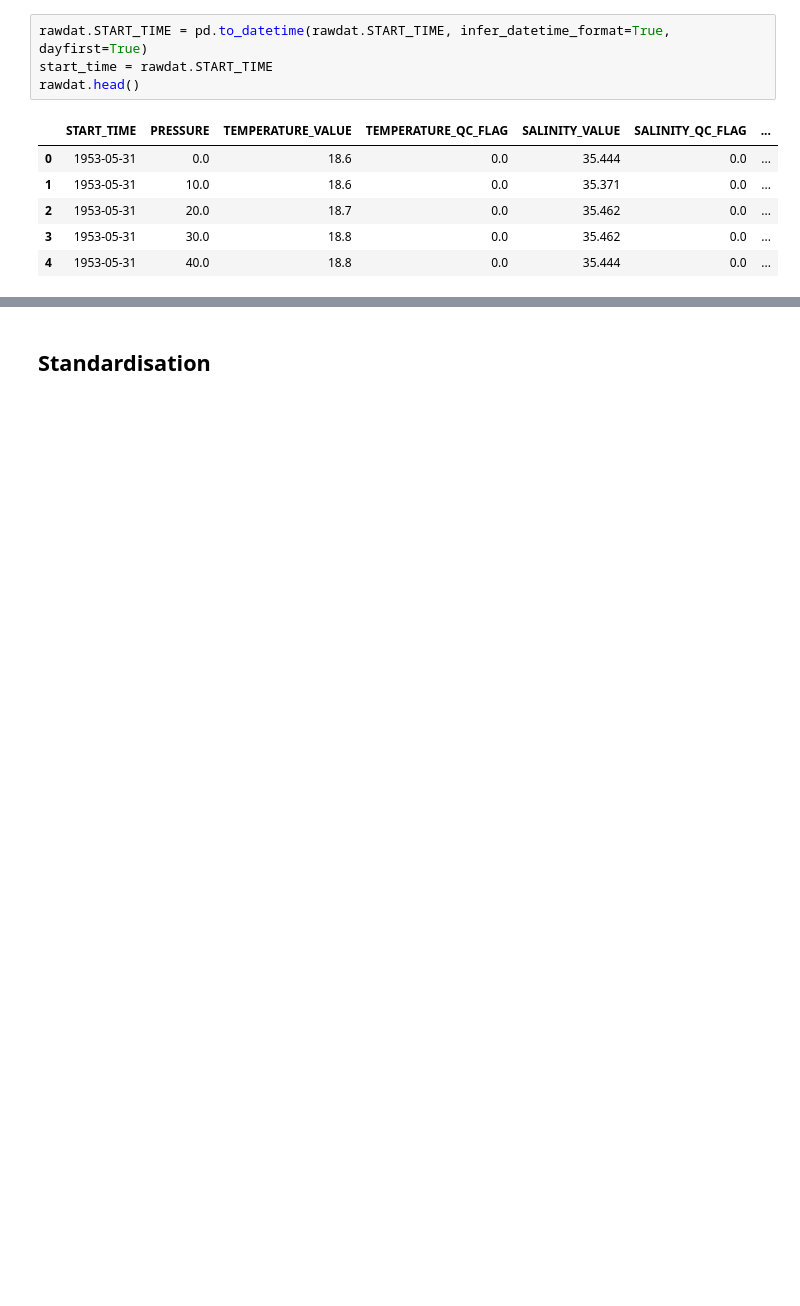
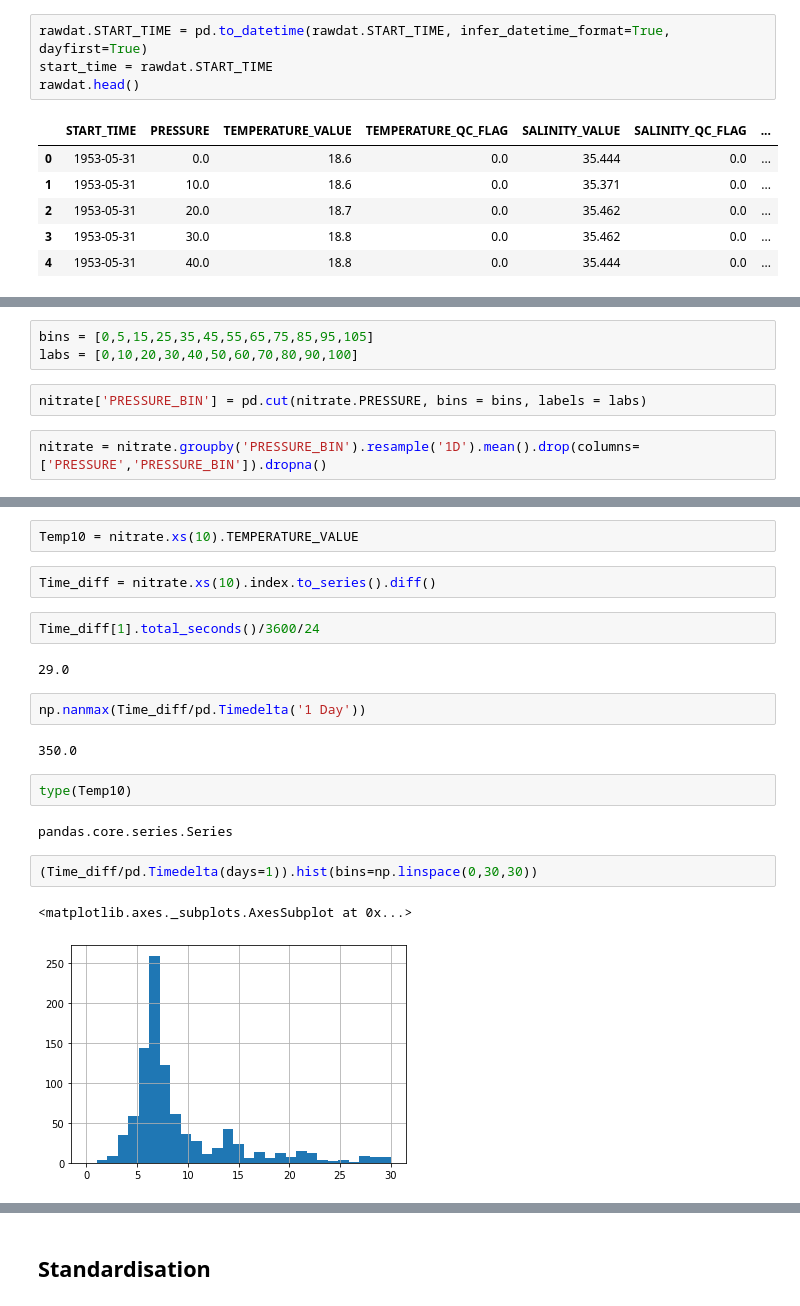
Before and after one commit to SteefanContractor/OceanML, a Jupyter notebook: script/Nitrate_LSTM_TF.ipynb, the cells around one changed output, grey strips where cells are left out. Cells and saved outputs as stored; diff of their text form; blank space fills up the shorter version.

```diff
--- a/script/Nitrate_LSTM_TF.ipynb
+++ b/script/Nitrate_LSTM_TF.ipynb
@@ -92,0 +163,7 @@ nitrate.describe()
+# %%
+bins = [0,5,15,25,35,45,55,65,75,85,95,105]
+labs = [0,10,20,30,40,50,60,70,80,90,100]
+# %%
+nitrate['PRESSURE_BIN'] = pd.cut(nitrate.PRESSURE, bins = bins, labels = labs)
+# %%
+nitrate = nitrate.groupby('PRESSURE_BIN').resample('1D').mean().drop(columns=['PRESSURE','PRESSURE_BIN']).dropna()
@@ -92,0 +203,21 @@ nitrate.describe()
+# %%
+Temp10 = nitrate.xs(10).TEMPERATURE_VALUE
+# %%
+Time_diff = nitrate.xs(10).index.to_series().diff()
+# %%
+Time_diff[1].total_seconds()/3600/24
+# %% [output]
+29.0
+# %%
+np.nanmax(Time_diff/pd.Timedelta('1 Day'))
+# %% [output]
+350.0
+# %%
+type(Temp10)
+# %% [output]
+pandas.core.series.Series
+# %%
+(Time_diff/pd.Timedelta(days=1)).hist(bins=np.linspace(0,30,30))
+# %% [output]
+<matplotlib.axes._subplots.AxesSubplot at 0x...>
+[figure, added]
```
Also changed, not shown: parts of 46 cells of this notebook, 8 other files.
